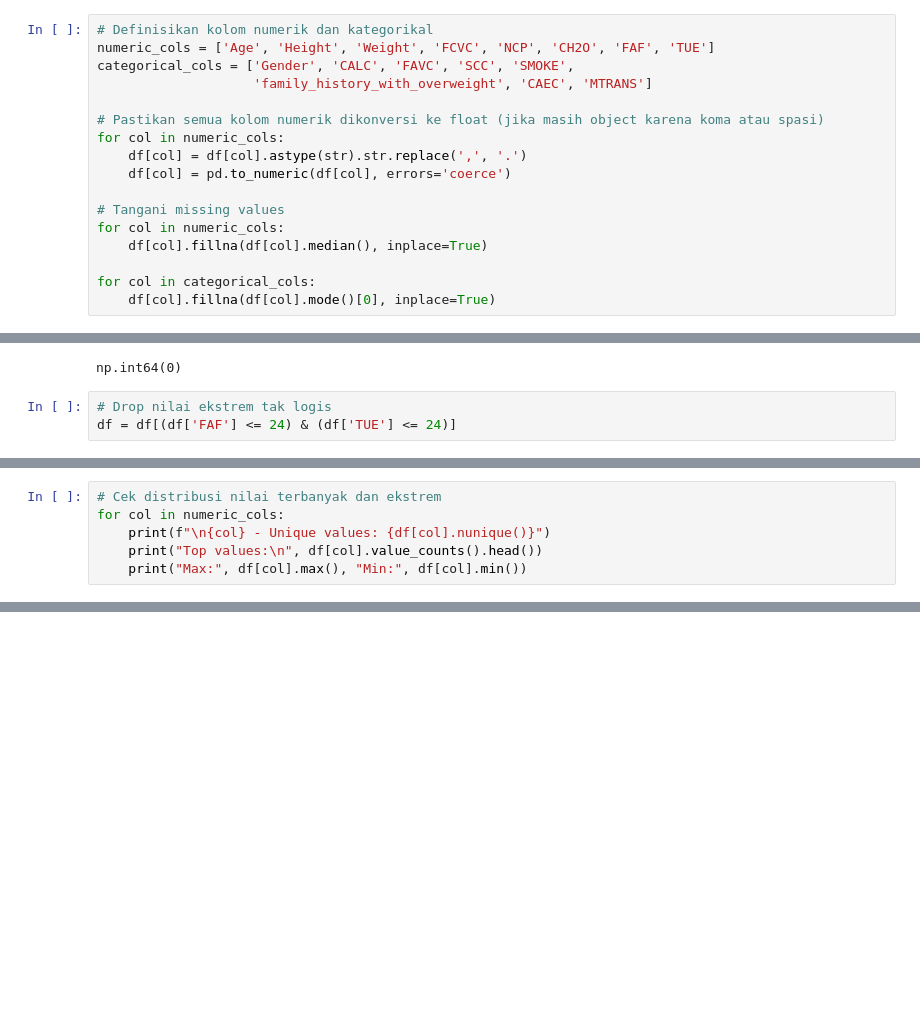
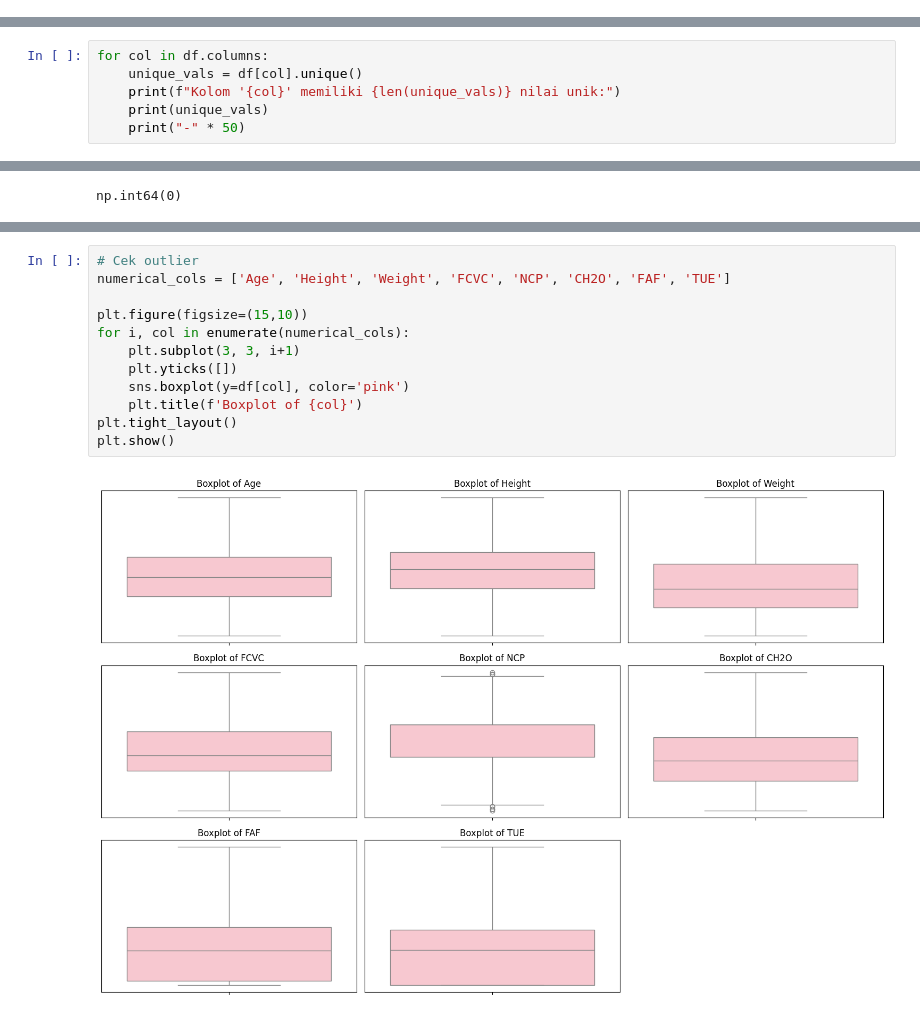
Before and after one commit to javieresoares/bengkel-koding, a Jupyter notebook: UAS_BengKod.ipynb, the cells around one changed output, grey strips where cells are left out. Cells and saved outputs as stored; diff of their text form; blank space fills up the shorter version.

```diff
--- a/UAS_BengKod.ipynb
+++ b/UAS_BengKod.ipynb
@@ -180,20 +213,3 @@ dtype: int64
 ---
 # %% [markdown]
 ## Preprocessing Data
-# %%
-# Definisikan kolom numerik dan kategorikal
-numeric_cols = ['Age', 'Height', 'Weight', 'FCVC', 'NCP', 'CH2O', 'FAF', 'TUE']
-categorical_cols = ['Gender', 'CALC', 'FAVC', 'SCC', 'SMOKE',
-                    'family_history_with_overweight', 'CAEC', 'MTRANS']
-
-# Pastikan semua kolom numerik dikonversi ke float (jika masih object karena koma atau spasi)
-for col in numeric_cols:
-    df[col] = df[col].astype(str).str.replace(',', '.')
-    df[col] = pd.to_numeric(df[col], errors='coerce')
-
-# Tangani missing values
-for col in numeric_cols:
-    df[col].fillna(df[col].median(), inplace=True)
-
-for col in categorical_cols:
-    df[col].fillna(df[col].mode()[0], inplace=True)
@@ -212,0 +270,6 @@ For example, when doing 'df[col].method(value, inplace=True)', try using 'df.met
+# %%
+for col in df.columns:
+    unique_vals = df[col].unique()
+    print(f"Kolom '{col}' memiliki {len(unique_vals)} nilai unik:")
+    print(unique_vals)
+    print("-" * 50)
@@ -217,6 +322,3 @@ df.drop_duplicates(inplace=True)
 df.duplicated().sum()
 # %% [output]
 np.int64(0)
-# %%
-# Drop nilai ekstrem tak logis
-df = df[(df['FAF'] <= 24) & (df['TUE'] <= 24)]
@@ -246,6 +324,0 @@ dtype: int64
-# %%
-# Cek distribusi nilai terbanyak dan ekstrem
-for col in numeric_cols:
-    print(f"\n{col} - Unique values: {df[col].nunique()}")
-    print("Top values:\n", df[col].value_counts().head())
-    print("Max:", df[col].max(), "Min:", df[col].min())
@@ -269,0 +373,14 @@ Max: 7.669504206178693 Min: 0.0
+# %%
+# Cek outlier
+numerical_cols = ['Age', 'Height', 'Weight', 'FCVC', 'NCP', 'CH2O', 'FAF', 'TUE']
+
+plt.figure(figsize=(15,10))
+for i, col in enumerate(numerical_cols):
+    plt.subplot(3, 3, i+1)
+    plt.yticks([])
+    sns.boxplot(y=df[col], color='pink')
+    plt.title(f'Boxplot of {col}')
+plt.tight_layout()
+plt.show()
+# %% [output]
+[figure, added]
```
Also changed, not shown: parts of 32 cells of this notebook, 4 other files.
